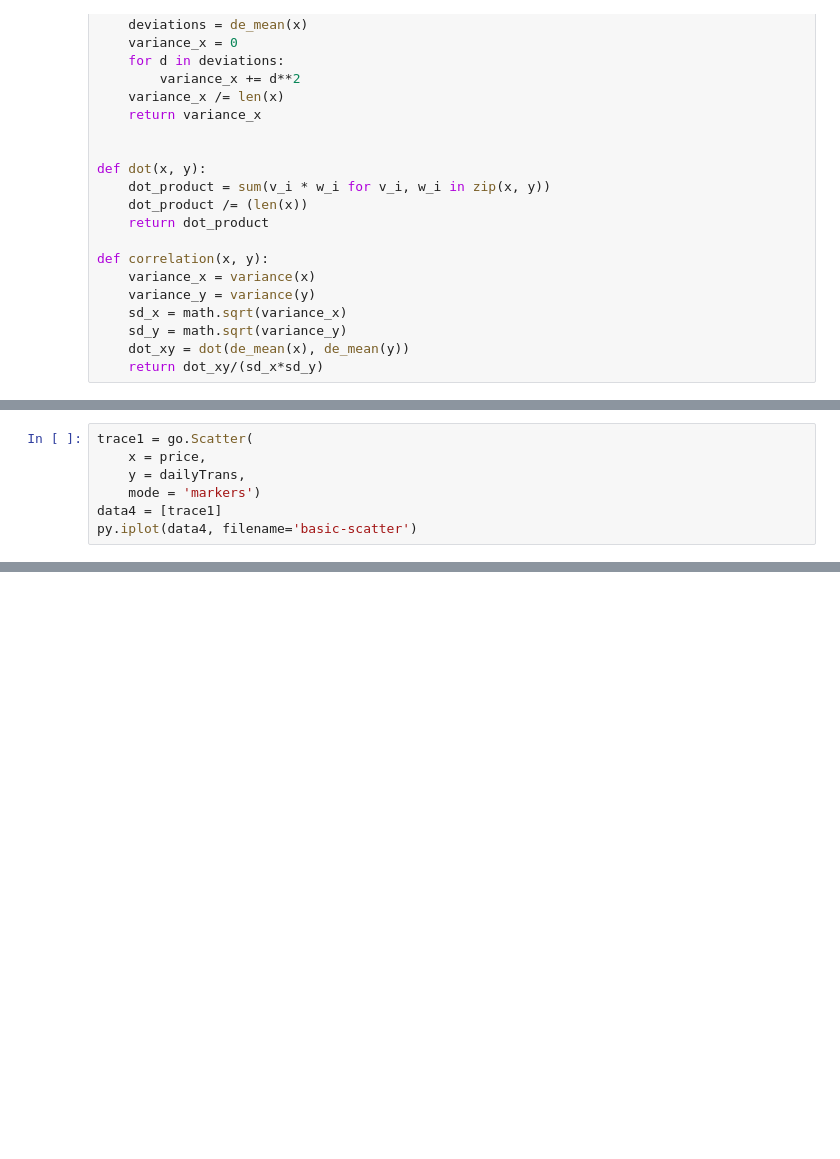
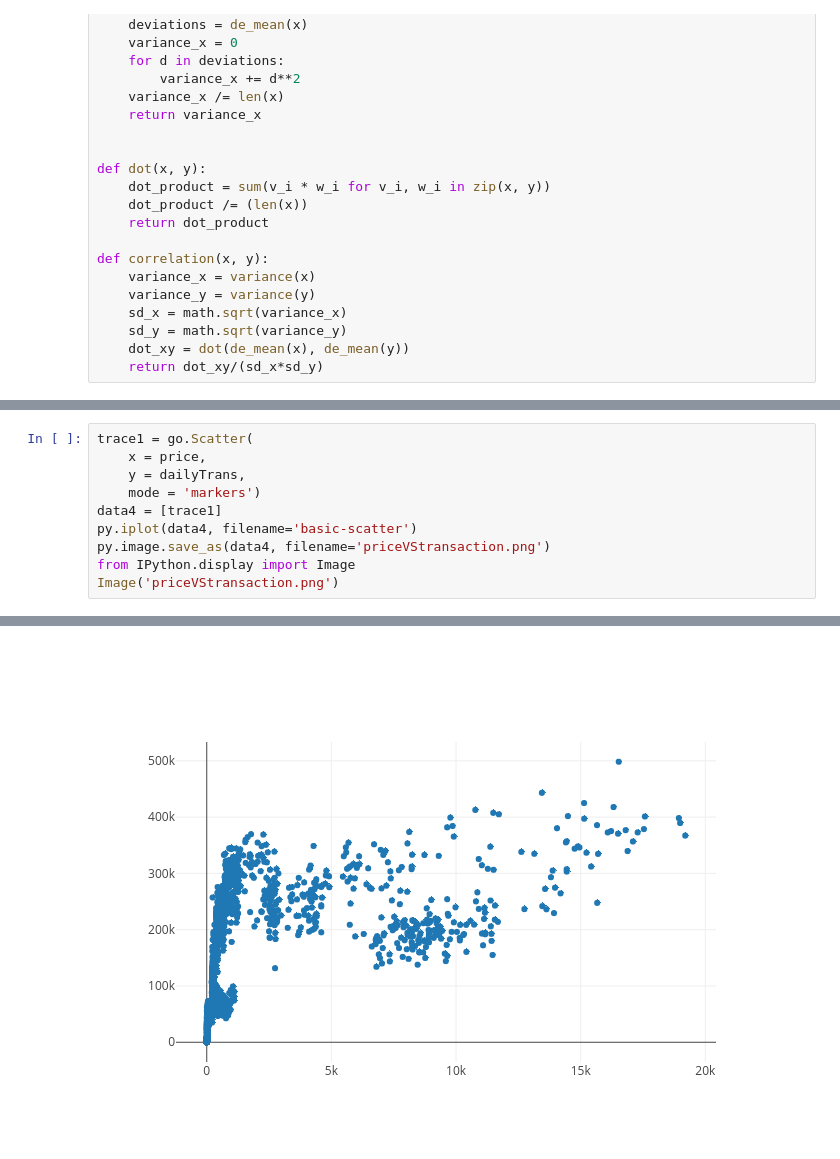
Before and after one commit to Yusei0910/blockchain_project, a Jupyter notebook: price&daily_transaction&transaction_value.ipynb, the cells around one changed output, grey strips where cells are left out. Saved outputs shown, nothing was run; the diff lists cells and outputs as text; blank space fills up the shorter version.

```diff
--- a/price&daily_transaction&transaction_value.ipynb
+++ b/price&daily_transaction&transaction_value.ipynb
@@ -161,4 +167,7 @@ trace1 = go.Scatter(
     mode = 'markers')
 data4 = [trace1]
 py.iplot(data4, filename='basic-scatter')
+py.image.save_as(data4, filename='priceVStransaction.png')
+from IPython.display import Image
+Image('priceVStransaction.png')
 # %% [output]
@@ -166,3 +174,4 @@ py.iplot(data4, filename='basic-scatter')
+[figure, added]
 # %%
 correlation(price, transVal)
 # %% [output]
```
Also changed, not shown: parts of 6 cells of this notebook, 1 other file.
